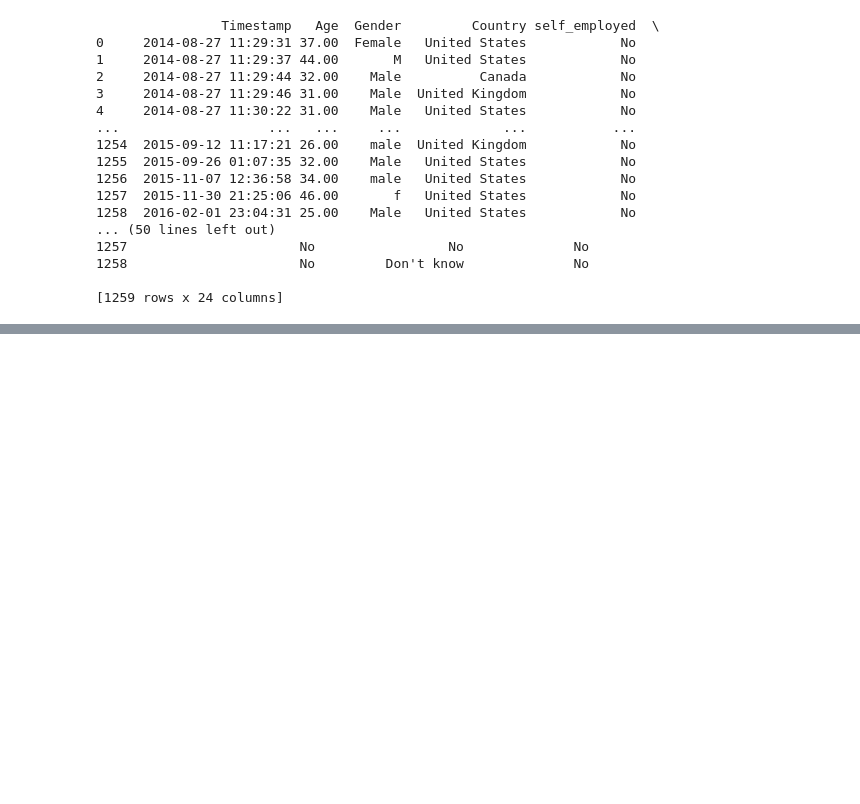
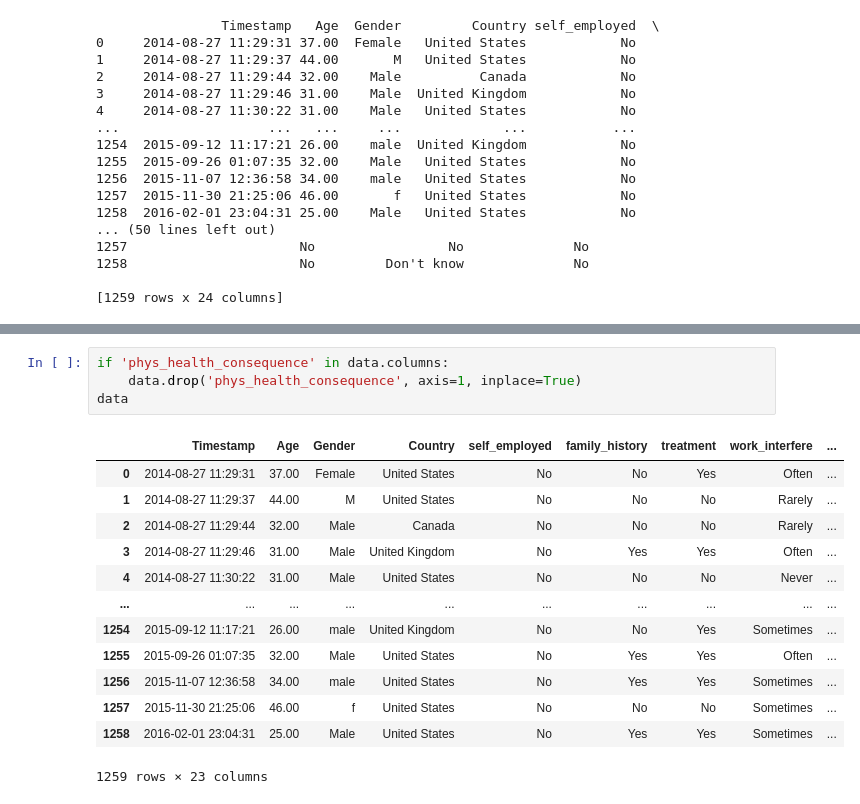
Before and after one commit to haileetranvn/MENTAL-HEALTH-IN-TECH-INDUSTRY-ANALYSIS-AND-VISUAL, a Jupyter notebook: mental-health-in-tech-industry-analysis-and-visual.ipynb, the cells around one changed output, grey strips where cells are left out. Drawn from its saved outputs; the diff is of its cells as text; blank space fills up the shorter version.

Commit message:
Kaggle Notebook | MENTAL HEALTH IN TECH INDUSTRY ANALYSIS AND VISUAL | Version 3

```diff
--- a/mental-health-in-tech-industry-analysis-and-visual.ipynb
+++ b/mental-health-in-tech-industry-analysis-and-visual.ipynb
@@ -336,0 +347,18 @@ print(data)
+# %%
+if 'phys_health_consequence' in data.columns:
+    data.drop('phys_health_consequence', axis=1, inplace=True)
+data
+# %% [output]
+|  | Timestamp | Age | Gender | Country | self_employed | family_history | treatment | work_interfere | ... |
+| 0 | 2014-08-27 11:29:31 | 37.00 | Female | United States | No | No | Yes | Often | ... |
+| 1 | 2014-08-27 11:29:37 | 44.00 | M | United States | No | No | No | Rarely | ... |
+| 2 | 2014-08-27 11:29:44 | 32.00 | Male | Canada | No | No | No | Rarely | ... |
+| 3 | 2014-08-27 11:29:46 | 31.00 | Male | United Kingdom | No | Yes | Yes | Often | ... |
+| 4 | 2014-08-27 11:30:22 | 31.00 | Male | United States | No | No | No | Never | ... |
+| ... | ... | ... | ... | ... | ... | ... | ... | ... | ... |
+| 1254 | 2015-09-12 11:17:21 | 26.00 | male | United Kingdom | No | No | Yes | Sometimes | ... |
+| 1255 | 2015-09-26 01:07:35 | 32.00 | Male | United States | No | Yes | Yes | Often | ... |
+| 1256 | 2015-11-07 12:36:58 | 34.00 | male | United States | No | Yes | Yes | Sometimes | ... |
+| 1257 | 2015-11-30 21:25:06 | 46.00 | f | United States | No | No | No | Sometimes | ... |
+| 1258 | 2016-02-01 23:04:31 | 25.00 | Male | United States | No | Yes | Yes | Sometimes | ... |
+1259 rows × 23 columns
```
Also changed, not shown: parts of 4 cells of this notebook.
